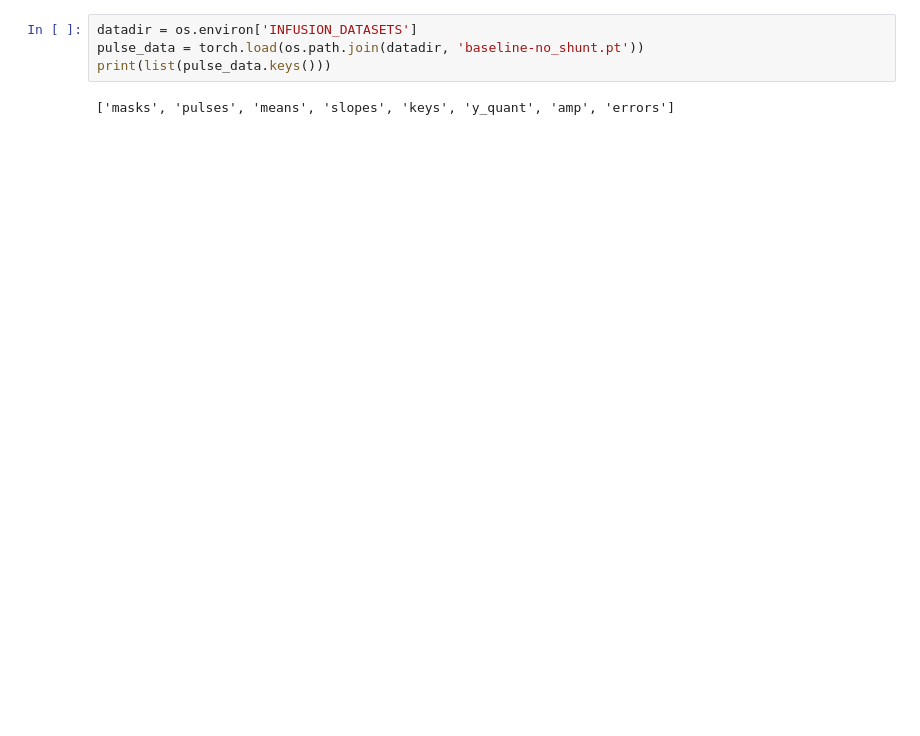
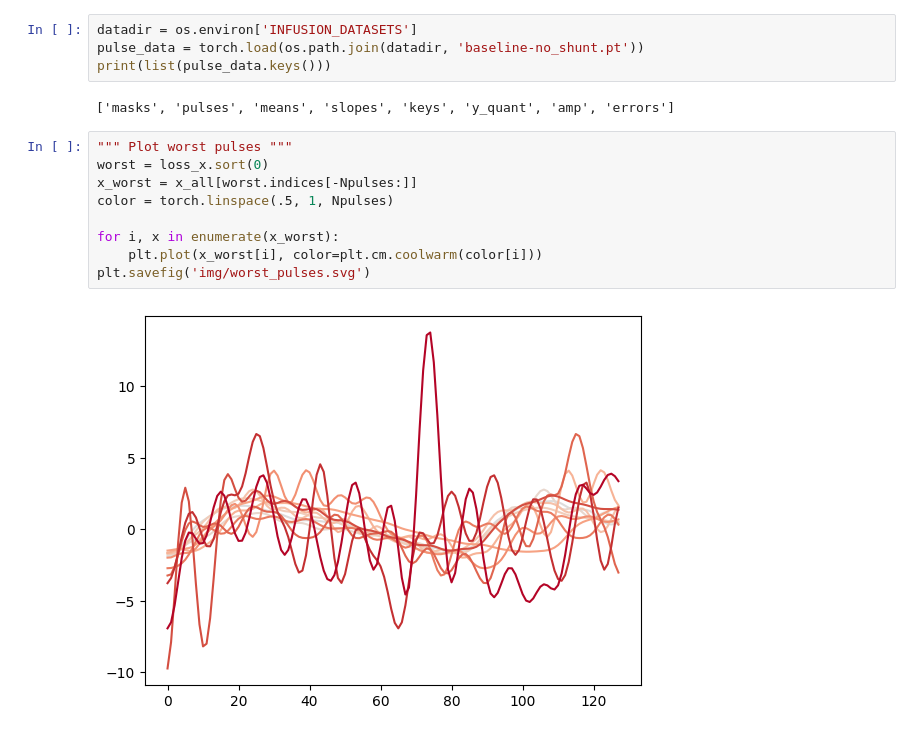
Before and after one commit to uartois-lml/revert-notebooks, a Jupyter notebook: pulse-extraction.ipynb, the cells around one changed output. Drawn from its saved outputs; the diff is of its cells as text; blank space fills up the shorter version.

```diff
--- a/pulse-extraction.ipynb
+++ b/pulse-extraction.ipynb
@@ -67,3 +70,14 @@ pulse_data = torch.load(os.path.join(datadir, 'baseline-no_shunt.pt'))
 print(list(pulse_data.keys()))
 # %% [output]
 ['masks', 'pulses', 'means', 'slopes', 'keys', 'y_quant', 'amp', 'errors']
+# %%
+""" Plot worst pulses """
+worst = loss_x.sort(0)
+x_worst = x_all[worst.indices[-Npulses:]]
+color = torch.linspace(.5, 1, Npulses)
+
+for i, x in enumerate(x_worst):
+    plt.plot(x_worst[i], color=plt.cm.coolwarm(color[i]))
+plt.savefig('img/worst_pulses.svg')
+# %% [output]
+[figure, added]
```
Also changed, not shown: parts of 3 cells of this notebook, 1 other file.
